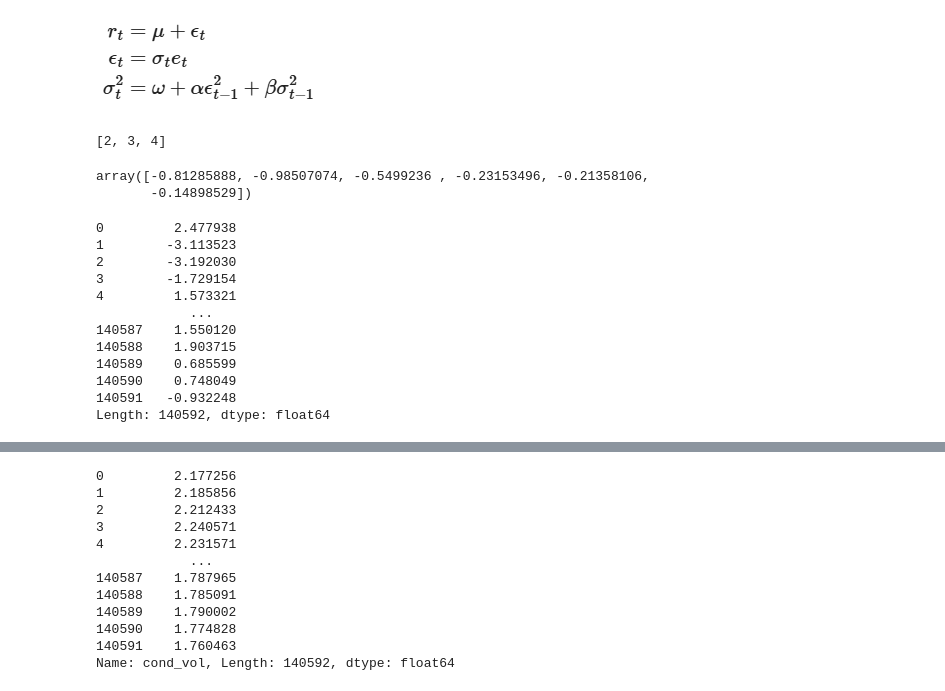
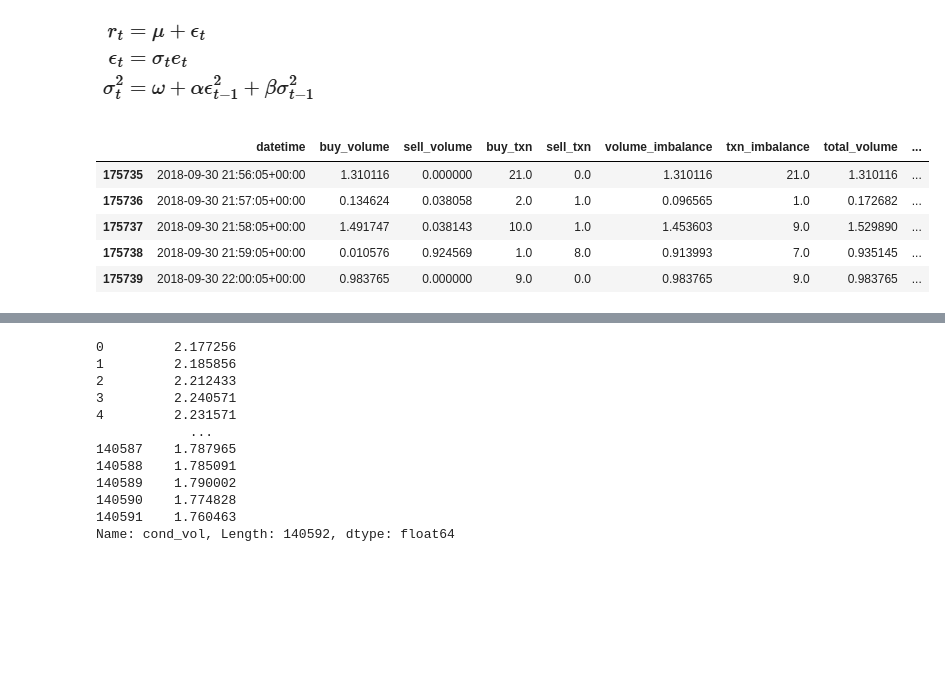
Before and after one commit to pfurjesz/MLFCS, a Jupyter notebook: ARMA_GARCH.ipynb, the cells around one changed output, grey strips where cells are left out. Drawn from its saved outputs; the diff is of its cells as text; code cells hidden in the pictures; blank space fills up the shorter version.

```diff
--- a/ARMA_GARCH.ipynb
+++ b/ARMA_GARCH.ipynb
@@ -368,12 +392,6 @@ beta[1]     0.976285
 Name: params, dtype: float64
 # %% [markdown]
 ![image.png](attachment:image.png)
-# %%
-aaa =[1,2,3]
-aaa = aaa[1:] + [4]
-print(aaa)
-# %% [output]
-[2, 3, 4]
 # %%
 def construct_1step_ARMA_pred(returns, resids, coefs):
     ar_part = 0
@@ -402,20 +435,0 @@ for test_value in tqdm.tqdm(test.values):
-# %%
-arma_model.fittedvalues[-6:].values
-# %% [output]
-array([-0.81285888, -0.98507074, -0.5499236 , -0.23153496, -0.21358106,
-       -0.14898529])
-# %%
-arma_model.resid
-# %% [output]
-0         2.477938
-1        -3.113523
-2        -3.192030
-3        -1.729154
-4         1.573321
-            ...
-140587    1.550120
-140588    1.903715
-140589    0.685599
-140590    0.748049
-140591   -0.932248
-Length: 140592, dtype: float64
@@ -421,0 +451,9 @@ Length: 140592, dtype: float64
+# %%
+trx_df_test.tail()
+# %% [output]
+|  | datetime | buy_volume | sell_volume | buy_txn | sell_txn | volume_imbalance | txn_imbalance | total_volume | ... |
+| 175735 | 2018-09-30 21:56:05+00:00 | 1.310116 | 0.000000 | 21.0 | 0.0 | 1.310116 | 21.0 | 1.310116 | ... |
+| 175736 | 2018-09-30 21:57:05+00:00 | 0.134624 | 0.038058 | 2.0 | 1.0 | 0.096565 | 1.0 | 0.172682 | ... |
+| 175737 | 2018-09-30 21:58:05+00:00 | 1.491747 | 0.038143 | 10.0 | 1.0 | 1.453603 | 9.0 | 1.529890 | ... |
+| 175738 | 2018-09-30 21:59:05+00:00 | 0.010576 | 0.924569 | 1.0 | 8.0 | 0.913993 | 7.0 | 0.935145 | ... |
+| 175739 | 2018-09-30 22:00:05+00:00 | 0.983765 | 0.000000 | 9.0 | 0.0 | 0.983765 | 9.0 | 0.983765 | ... |
```
Also changed, not shown: parts of 22 cells of this notebook.
